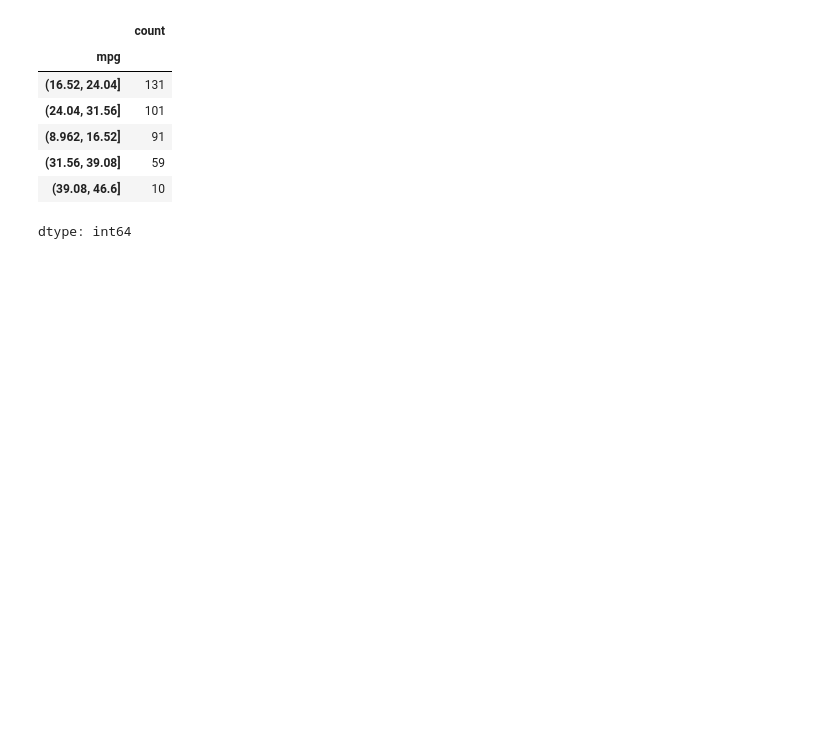
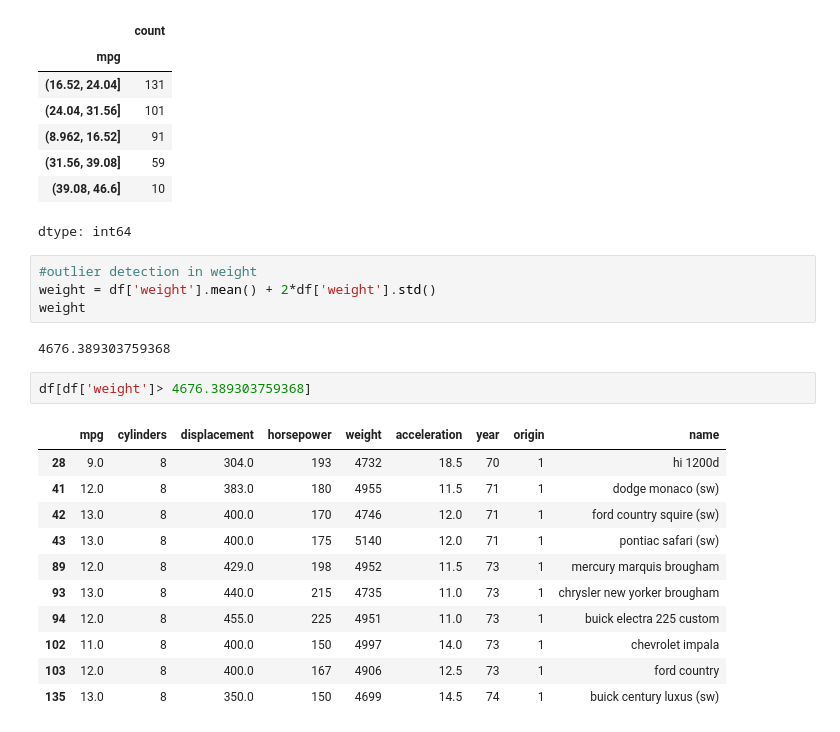
Before and after one commit to GHAUTHAM2509/data_analytics_da, a Jupyter notebook: 23BCE0487.ipynb, the cells around one changed output. Saved outputs shown, nothing was run; the diff lists cells and outputs as text; blank space fills up the shorter version.

```diff
--- a/23BCE0487.ipynb
+++ b/23BCE0487.ipynb
@@ -142,3 +145,23 @@ mpg_bin.value_counts()
 | (31.56, 39.08] | 59 |
 | (39.08, 46.6] | 10 |
 dtype: int64
+# %%
+#outlier detection in weight
+weight = df['weight'].mean() + 2*df['weight'].std()
+weight
+# %% [output]
+4676.389303759368
+# %%
+df[df['weight']> 4676.389303759368]
+# %% [output]
+|  | mpg | cylinders | displacement | horsepower | weight | acceleration | year | origin | name |
+| 28 | 9.0 | 8 | 304.0 | 193 | 4732 | 18.5 | 70 | 1 | hi 1200d |
+| 41 | 12.0 | 8 | 383.0 | 180 | 4955 | 11.5 | 71 | 1 | dodge monaco (sw) |
+| 42 | 13.0 | 8 | 400.0 | 170 | 4746 | 12.0 | 71 | 1 | ford country squire (sw) |
+| 43 | 13.0 | 8 | 400.0 | 175 | 5140 | 12.0 | 71 | 1 | pontiac safari (sw) |
+| 89 | 12.0 | 8 | 429.0 | 198 | 4952 | 11.5 | 73 | 1 | mercury marquis brougham |
+| 93 | 13.0 | 8 | 440.0 | 215 | 4735 | 11.0 | 73 | 1 | chrysler new yorker brougham |
+| 94 | 12.0 | 8 | 455.0 | 225 | 4951 | 11.0 | 73 | 1 | buick electra 225 custom |
+| 102 | 11.0 | 8 | 400.0 | 150 | 4997 | 14.0 | 73 | 1 | chevrolet impala |
+| 103 | 12.0 | 8 | 400.0 | 167 | 4906 | 12.5 | 73 | 1 | ford country |
+| 135 | 13.0 | 8 | 350.0 | 150 | 4699 | 14.5 | 74 | 1 | buick century luxus (sw) |
```
Also changed, not shown: parts of 1 cell of this notebook.
